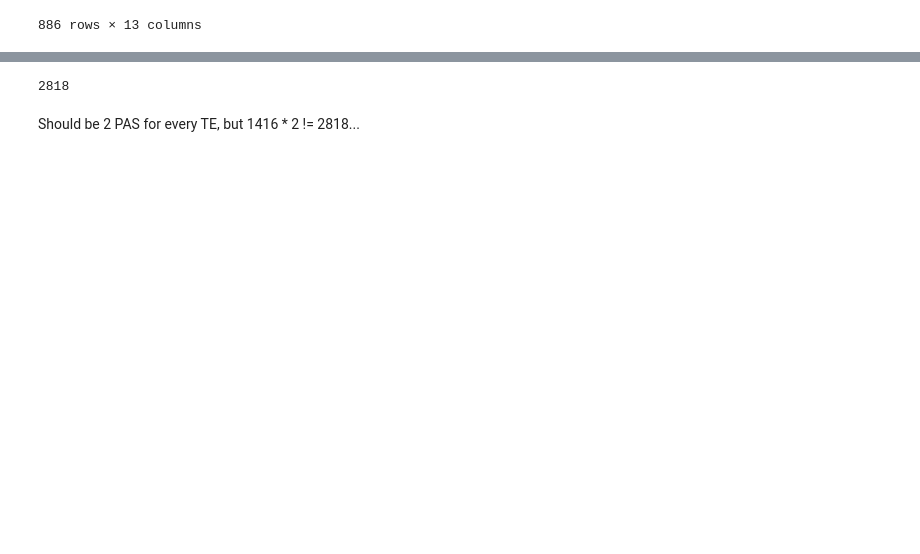
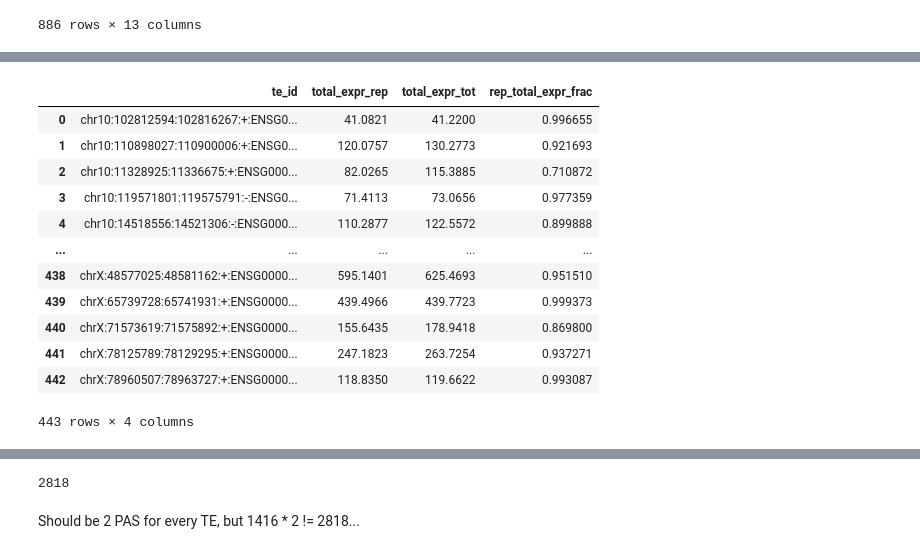
Before and after one commit to iRNA-COSI/APAeval, a Jupyter notebook: summary_workflows/relative_quantification/poc/relative_quant_poc.ipynb, the cells around one changed output, grey strips where cells are left out. Saved outputs shown, nothing was run; the diff lists cells and outputs as text; code cells hidden in the pictures; blank space fills up the shorter version.

```diff
--- a/summary_workflows/relative_quantification/poc/relative_quant_poc.ipynb
+++ b/summary_workflows/relative_quantification/poc/relative_quant_poc.ipynb
@@ -783,0 +841,21 @@ gt_pas_tes_2rep
+# %%
+# Compute the fraction of total expression originating from representative/two selected sites
+gt_pas_tes_comb_expr_sum = (gt_pas_tes_2rep_expr_sum.merge(gt_pas_tes_2plus_expr_sum, on="te_id",suffixes=["_rep", "_tot"])
+ .assign(rep_total_expr_frac=lambda df: df["total_expr_rep"] / df["total_expr_tot"])
+ )
+
+gt_pas_tes_comb_expr_sum
+# %% [output]
+|  | te_id | total_expr_rep | total_expr_tot | rep_total_expr_frac |
+| 0 | chr10:102812594:102816267:+:ENSG0... | 41.0821 | 41.2200 | 0.996655 |
+| 1 | chr10:110898027:110900006:+:ENSG0... | 120.0757 | 130.2773 | 0.921693 |
+| 2 | chr10:11328925:11336675:+:ENSG000... | 82.0265 | 115.3885 | 0.710872 |
+| 3 | chr10:119571801:119575791:-:ENSG0... | 71.4113 | 73.0656 | 0.977359 |
+| 4 | chr10:14518556:14521306:-:ENSG000... | 110.2877 | 122.5572 | 0.899888 |
+| ... | ... | ... | ... | ... |
+| 438 | chrX:48577025:48581162:+:ENSG0000... | 595.1401 | 625.4693 | 0.951510 |
+| 439 | chrX:65739728:65741931:+:ENSG0000... | 439.4966 | 439.7723 | 0.999373 |
+| 440 | chrX:71573619:71575892:+:ENSG0000... | 155.6435 | 178.9418 | 0.869800 |
+| 441 | chrX:78125789:78129295:+:ENSG0000... | 247.1823 | 263.7254 | 0.937271 |
+| 442 | chrX:78960507:78963727:+:ENSG0000... | 118.8350 | 119.6622 | 0.993087 |
+443 rows × 4 columns
```
Also changed, not shown: parts of 7 cells of this notebook.
